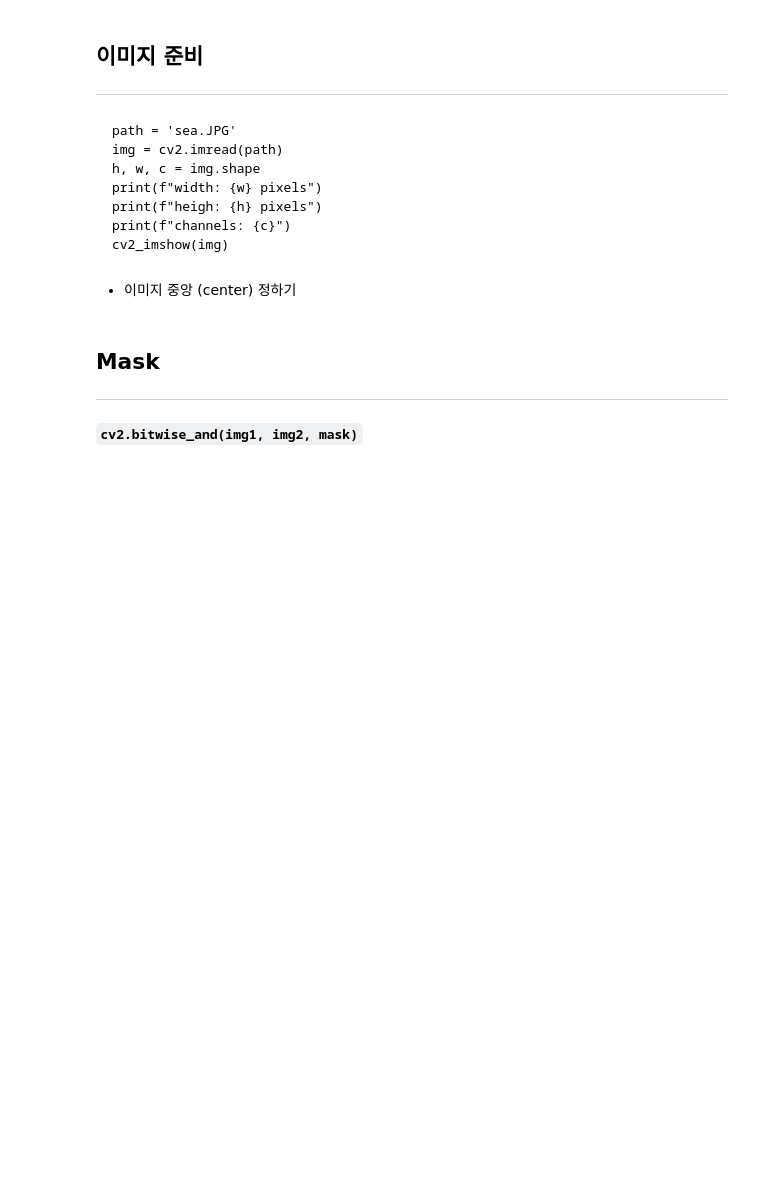
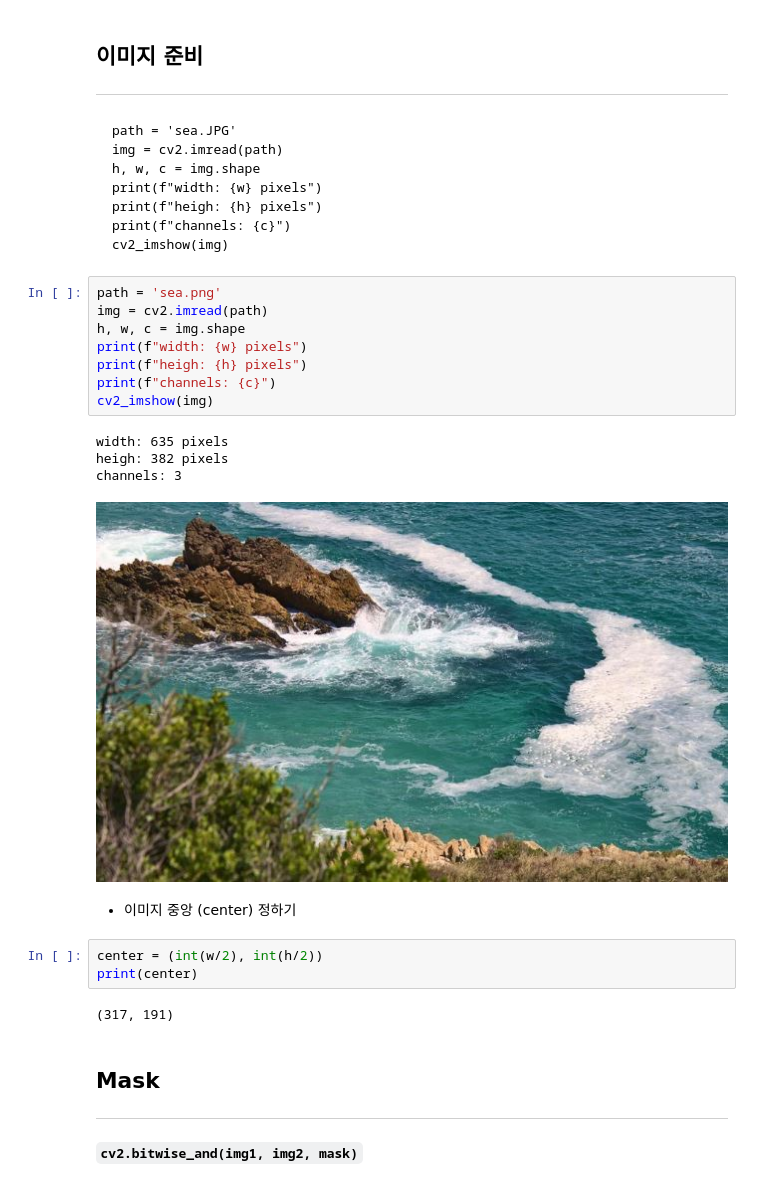
Before and after one commit to hiyeontae/SkillTreePython-DeepLearning, a Jupyter notebook: 00.추가학습/ch00_03_OpenCV기초_마스크와필터.ipynb, the cells around one changed output. Drawn from its saved outputs; the diff is of its cells as text; blank space fills up the shorter version.

````diff
--- a/00.추가학습/ch00_03_OpenCV기초_마스크와필터.ipynb
+++ b/00.추가학습/ch00_03_OpenCV기초_마스크와필터.ipynb
@@ -38,8 +46,26 @@ print(f"heigh: {h} pixels")
 print(f"channels: {c}")
 cv2_imshow(img)
 ```
+# %%
+path = 'sea.png'
+img = cv2.imread(path)
+h, w, c = img.shape
+print(f"width: {w} pixels")
+print(f"heigh: {h} pixels")
+print(f"channels: {c}")
+cv2_imshow(img)
+# %% [output]
+width: 635 pixels
+heigh: 382 pixels
+channels: 3
+[figure, added]
 # %% [markdown]
 * 이미지 중앙 (center) 정하기
+# %%
+center = (int(w/2), int(h/2))
+print(center)
+# %% [output]
+(317, 191)
 # %% [markdown]
 ## Mask
 ---
````
Also changed, not shown: parts of 17 cells of this notebook.
